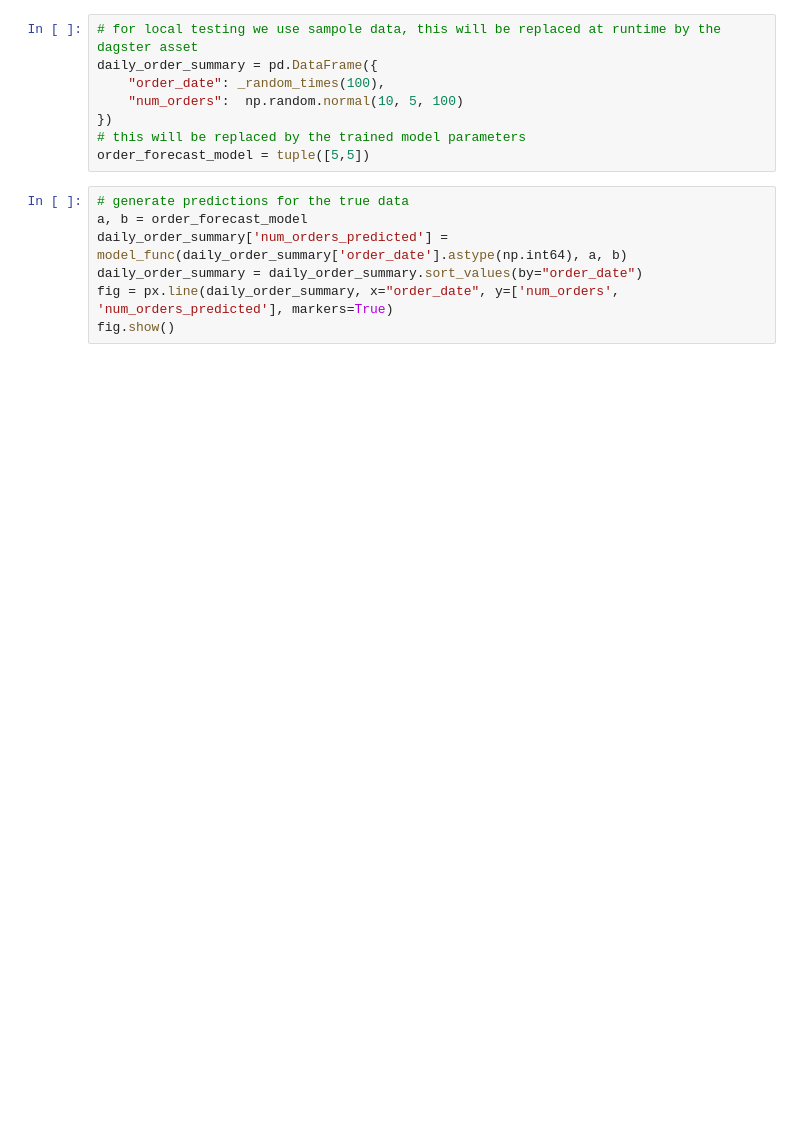
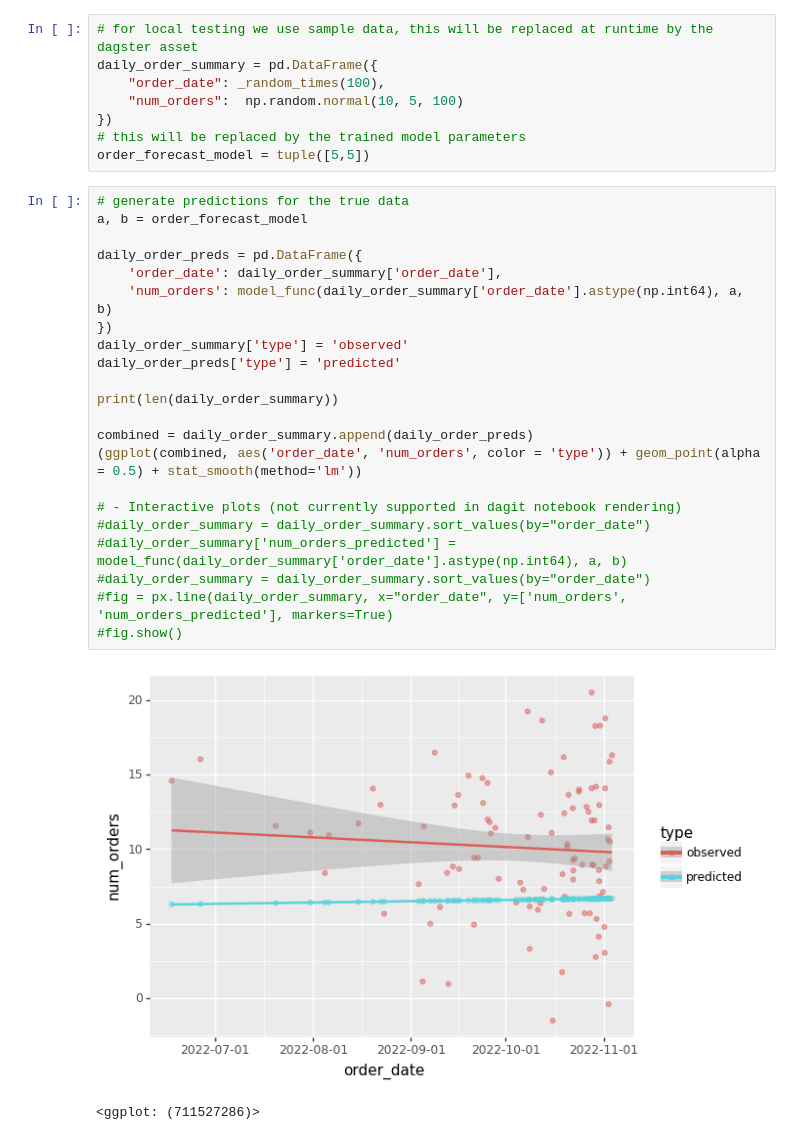
Before and after one commit to dagster-io/hooli-data-eng-pipelines, a Jupyter notebook: hooli_data_eng/assets/forecasting/model.ipynb, the cells around one changed output. Cells and saved outputs as stored; diff of their text form; blank space fills up the shorter version.

Commit message:
make the model more realistic with better sql and plot output, also fix case sensititivity issues in new snowflake io manager

```diff
--- a/hooli_data_eng/assets/forecasting/model.ipynb
+++ b/hooli_data_eng/assets/forecasting/model.ipynb
@@ -8,5 +9,5 @@ import plotly.express as px
 # %%
-# for local testing we use sampole data, this will be replaced at runtime by the dagster asset
+# for local testing we use sample data, this will be replaced at runtime by the dagster asset
 daily_order_summary = pd.DataFrame({
     "order_date": _random_times(100),
     "num_orders":  np.random.normal(10, 5, 100)
@@ -16,7 +17,25 @@ order_forecast_model = tuple([5,5])
 # %%
 # generate predictions for the true data
 a, b = order_forecast_model
-daily_order_summary['num_orders_predicted'] = model_func(daily_order_summary['order_date'].astype(np.int64), a, b)
-daily_order_summary = daily_order_summary.sort_values(by="order_date")
-fig = px.line(daily_order_summary, x="order_date", y=['num_orders', 'num_orders_predicted'], markers=True)
-fig.show()
+
+daily_order_preds = pd.DataFrame({
+    'order_date': daily_order_summary['order_date'],
+    'num_orders': model_func(daily_order_summary['order_date'].astype(np.int64), a, b)
+})
+daily_order_summary['type'] = 'observed'
+daily_order_preds['type'] = 'predicted'
+
+print(len(daily_order_summary))
+
+combined = daily_order_summary.append(daily_order_preds)
+(ggplot(combined, aes('order_date', 'num_orders', color = 'type')) + geom_point(alpha = 0.5) + stat_smooth(method='lm'))
+
+# - Interactive plots (not currently supported in dagit notebook rendering)
+#daily_order_summary = daily_order_summary.sort_values(by="order_date")
+#daily_order_summary['num_orders_predicted'] = model_func(daily_order_summary['order_date'].astype(np.int64), a, b)
+#daily_order_summary = daily_order_summary.sort_values(by="order_date")
+#fig = px.line(daily_order_summary, x="order_date", y=['num_orders', 'num_orders_predicted'], markers=True)
+#fig.show()
+# %% [output]
+[figure, added]
+<ggplot: (711527286)>
```
Also changed, not shown: parts of 1 cell of this notebook, 3 other files.
